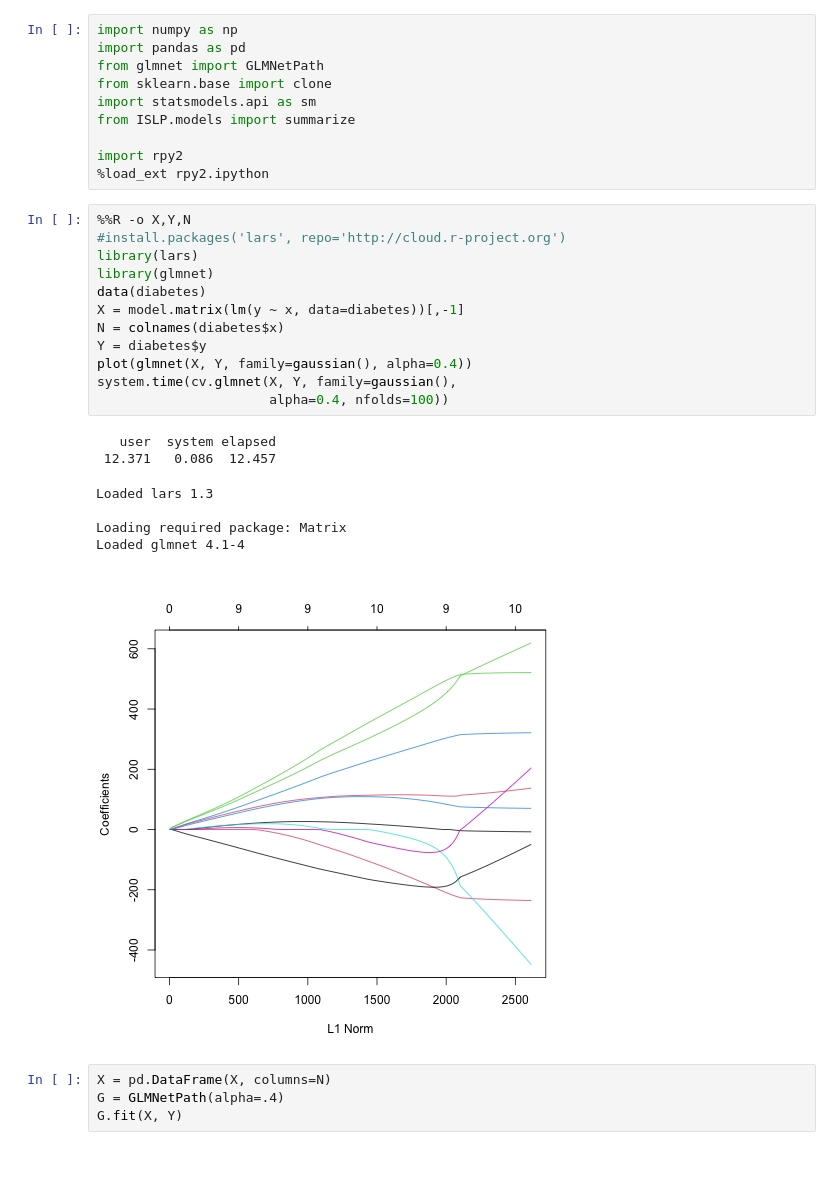
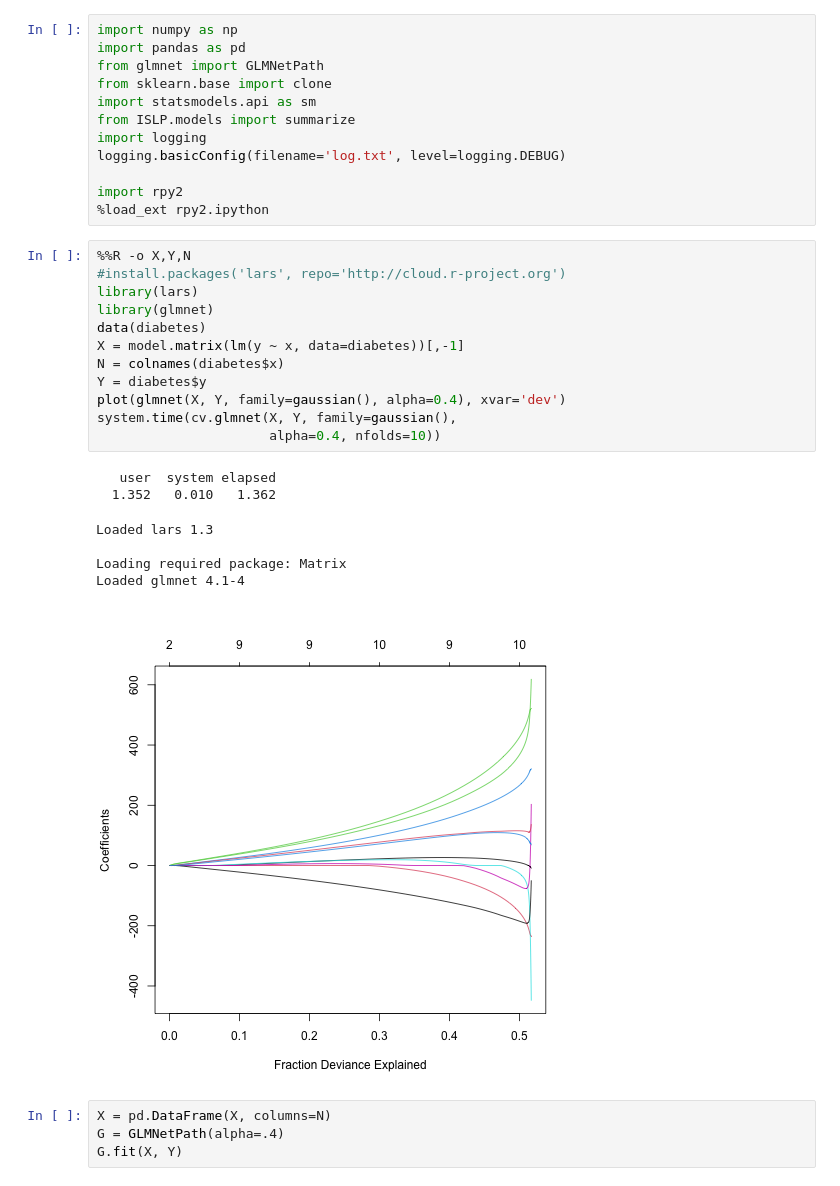
Before and after one commit to jonathan-taylor/glmnetpy, a Jupyter notebook: docs/examples/cross_validation.ipynb, the cells around one changed output. Cells and saved outputs as stored; diff of their text form.

```diff
--- a/docs/examples/cross_validation.ipynb
+++ b/docs/examples/cross_validation.ipynb
@@ -5,29 +5,31 @@ from glmnet import GLMNetPath
 from sklearn.base import clone
 import statsmodels.api as sm
 from ISLP.models import summarize
+import logging
+logging.basicConfig(filename='log.txt', level=logging.DEBUG)
 
 import rpy2
 %load_ext rpy2.ipython
 # %%
 %%R -o X,Y,N
 #install.packages('lars', repo='http://cloud.r-project.org')
 library(lars)
 library(glmnet)
 data(diabetes)
 X = model.matrix(lm(y ~ x, data=diabetes))[,-1]
 N = colnames(diabetes$x)
 Y = diabetes$y
-plot(glmnet(X, Y, family=gaussian(), alpha=0.4))
+plot(glmnet(X, Y, family=gaussian(), alpha=0.4), xvar='dev')
 system.time(cv.glmnet(X, Y, family=gaussian(),
-                      alpha=0.4, nfolds=100))
+                      alpha=0.4, nfolds=10))
 # %% [output]
    user  system elapsed
- 12.371   0.086  12.457
+  1.352   0.010   1.362
 Loaded lars 1.3
 
 Loading required package: Matrix
 Loaded glmnet 4.1-4
-[figure, old version]
+[figure, new version]
 # %%
 X = pd.DataFrame(X, columns=N)
 G = GLMNetPath(alpha=.4)
```
Also changed, not shown: parts of 8 cells of this notebook, 5 other files.
